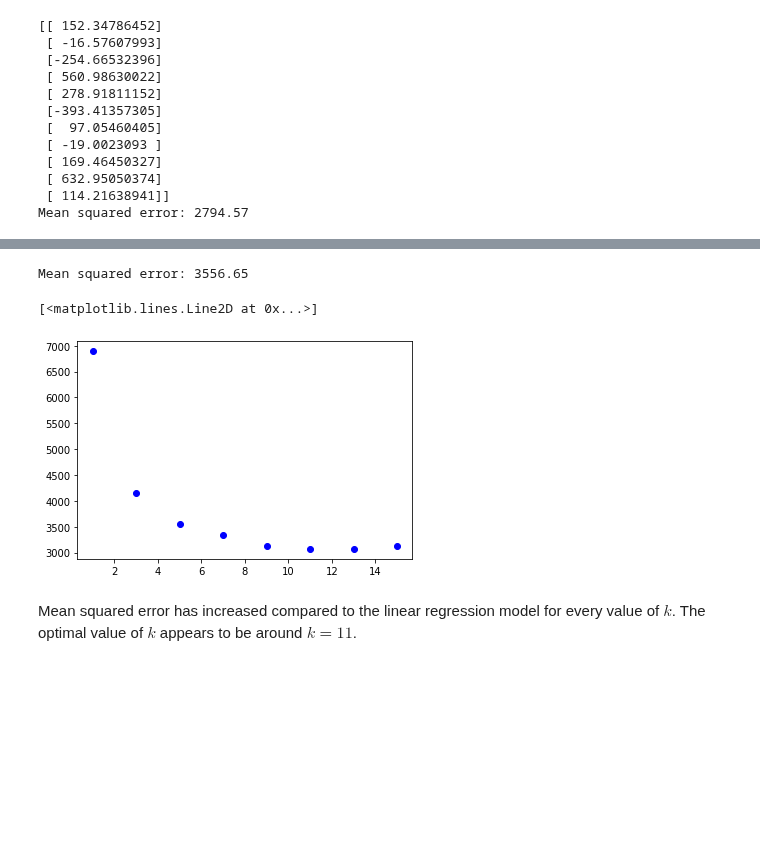
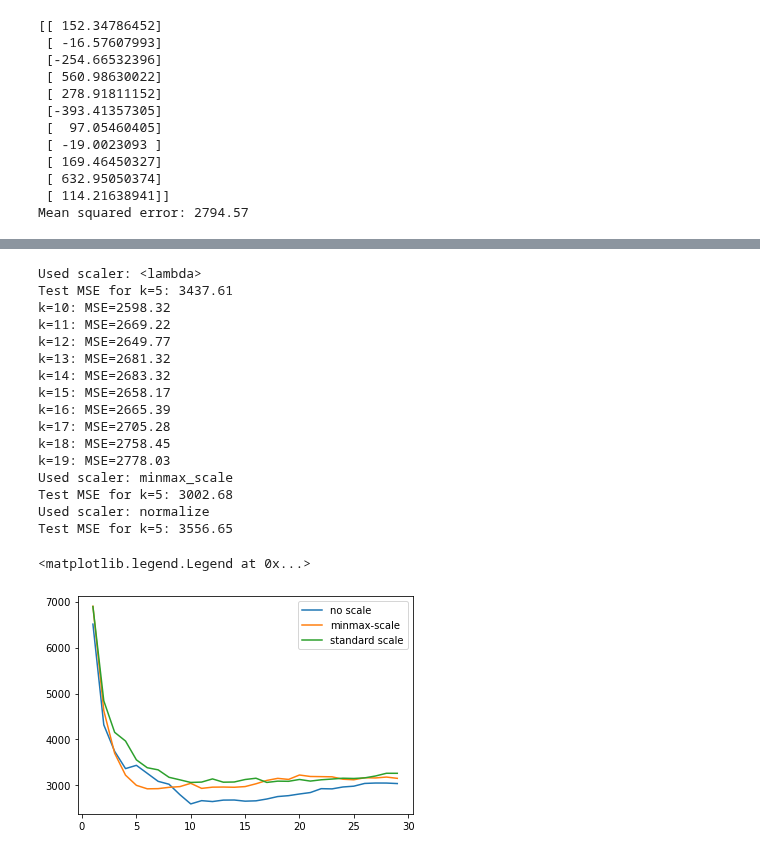
Before and after one commit to VincentV0/8dm50-machine-learning, a Jupyter notebook: practicals/week_1.ipynb, the cells around one changed output, grey strips where cells are left out. Cells and saved outputs as stored; diff of their text form; code cells hidden in the pictures; blank space fills up the shorter version.

```diff
--- a/practicals/week_1.ipynb
+++ b/practicals/week_1.ipynb
@@ -293,29 +352,61 @@ X_test = diabetes.data[300:, :]
 y_test = diabetes.target[300:, np.newaxis]
 
 # normalize data
-X_train = normalize(X_train)
-X_test  = normalize(X_test)
+X_train = X_train
+X_test  = X_test
 
-# Predict labels using the k-NN method
-y_test_pred = kNN(X_train, y_train, X_test, k=5, mode='regression')
+def evaluate_knn_regression(scaler):
+    # normalize data
+    X_train_scaled = scaler(X_train)
+    X_test_scaled  = scaler(X_test)
 
-# calculate mean squared error
-MSE = mean_squared_error(y_test, y_test_pred)
-print("Mean squared error: {:.2f}".format(MSE))
+    # predict labels using k-NN method
+    y_test_pred = kNN(X_train_scaled, y_train, X_test_scaled, k=5, mode='regression')
+
+    # calculate F-score
+    test_score = mean_squared_error(y_test, y_test_pred)  # accuracy metric can also be used
+
+    print(f'Used scaler: {scaler.__name__}')
+    print(f'Test MSE for k=5: {test_score:.2f}')
+
+    ks = np.arange(1, 30)
+    scores = []
+    for k in ks:
+        y_test_pred = kNN(X_train_scaled, y_train, X_test_scaled, k, mode='regression')
+
+        MSE = mean_squared_error(y_test, y_test_pred)
+        scores.append(MSE)
+
+        if MSE < MSE_linear:
+            print(f'k={k}: MSE={MSE:.2f}')
+
+
+    #print(scores)
+    # Add plot
+    plt.plot(ks, scores)
-# %% [output]
-Mean squared error: 3556.65
-# %%
-# TRY FOR DIFFERENT VALUES OF 'k'
-
-ks = [1,3,5,7,9,11,13,15]
-scores = []
-for k in ks:
-    y_test_pred = kNN(X_train, y_train, X_test, k, mode='regression')
-    scores.append(mean_squared_error(y_test, y_test_pred))
-
-plt.plot(ks, scores, 'bo')
-# %% [output]
-[<matplotlib.lines.Line2D at 0x...>]
-[figure, removed]
-# %% [markdown]
-Mean squared error has increased compared to the linear regression model for every value of $k$. The optimal value of $k$ appears to be around $k=11$.
+# %%
+plt.Figure()
+evaluate_knn_regression(lambda x: x)
+evaluate_knn_regression(minmax_scale) # Min-max scaling
+evaluate_knn_regression(normalize) # Standard scaling
+
+plt.legend(['no scale', 'minmax-scale', 'standard scale'])
+# %% [output]
+Used scaler: <lambda>
+Test MSE for k=5: 3437.61
+k=10: MSE=2598.32
+k=11: MSE=2669.22
+k=12: MSE=2649.77
+k=13: MSE=2681.32
+k=14: MSE=2683.32
+k=15: MSE=2658.17
+k=16: MSE=2665.39
+k=17: MSE=2705.28
+k=18: MSE=2758.45
+k=19: MSE=2778.03
+Used scaler: minmax_scale
+Test MSE for k=5: 3002.68
+Used scaler: normalize
+Test MSE for k=5: 3556.65
+<matplotlib.legend.Legend at 0x...>
+[figure, added]
```
Also changed, not shown: parts of 11 cells of this notebook.
